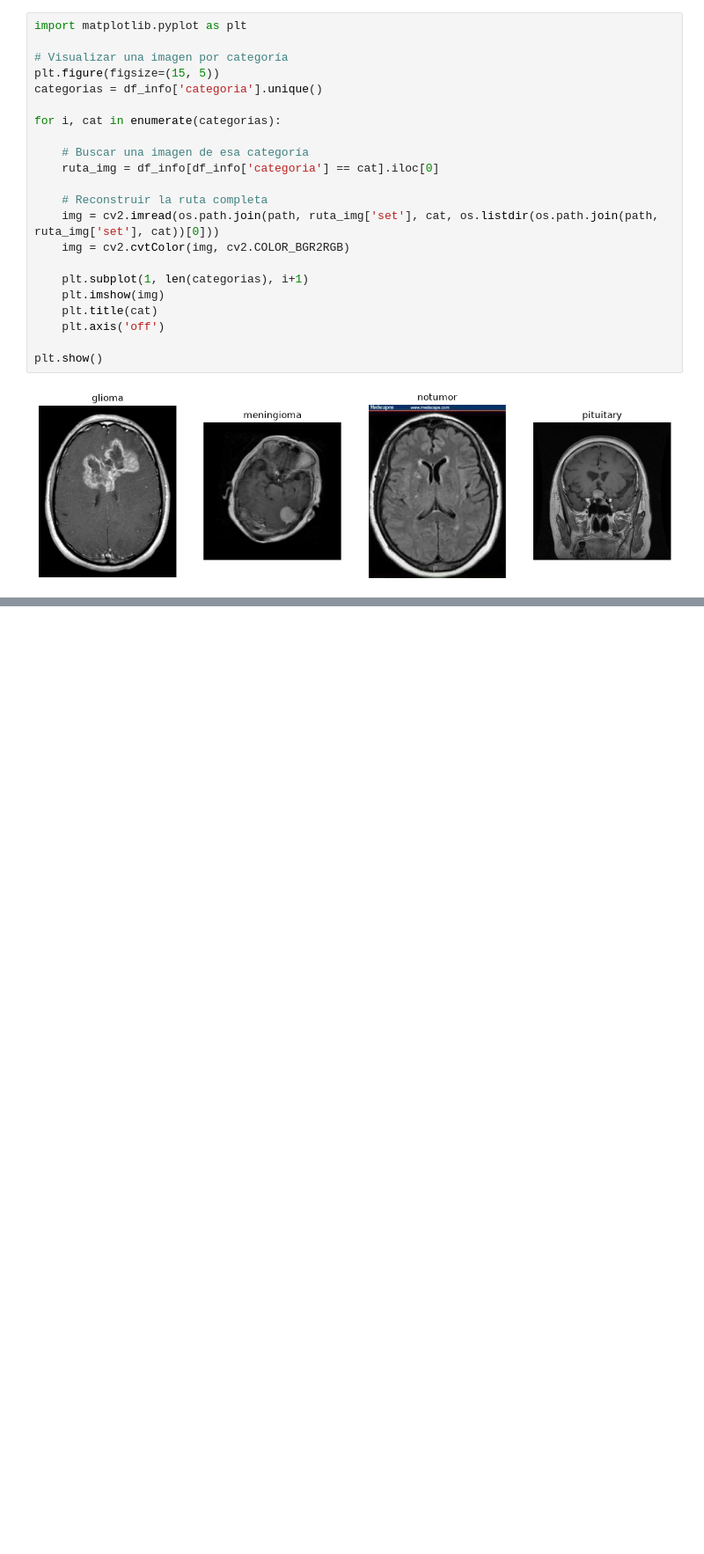
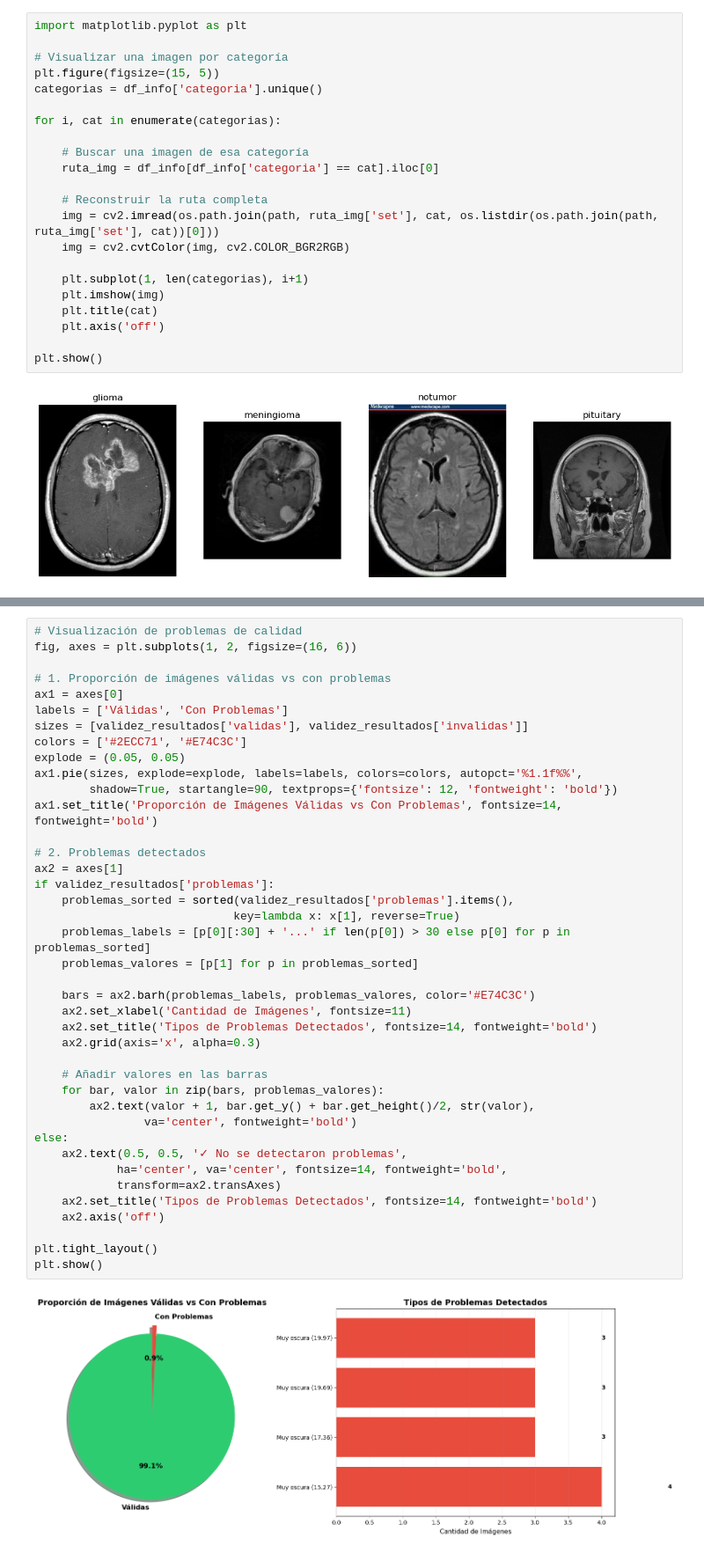
Before and after one commit to Alelop-Itu/TUMORES-CEREBRALES, a Jupyter notebook: Tumores cerebrales.ipynb, the cells around one changed output, grey strips where cells are left out. Shown at 88% size. Saved outputs shown, nothing was run; the diff lists cells and outputs as text; blank space fills up the shorter version.

```diff
--- a/Tumores cerebrales.ipynb
+++ b/Tumores cerebrales.ipynb
@@ -175,0 +683,42 @@ plt.show()
+# %%
+# Visualización de problemas de calidad
+fig, axes = plt.subplots(1, 2, figsize=(16, 6))
+
+# 1. Proporción de imágenes válidas vs con problemas
+ax1 = axes[0]
+labels = ['Válidas', 'Con Problemas']
+sizes = [validez_resultados['validas'], validez_resultados['invalidas']]
+colors = ['#2ECC71', '#E74C3C']
+explode = (0.05, 0.05)
+ax1.pie(sizes, explode=explode, labels=labels, colors=colors, autopct='%1.1f%%',
+        shadow=True, startangle=90, textprops={'fontsize': 12, 'fontweight': 'bold'})
+ax1.set_title('Proporción de Imágenes Válidas vs Con Problemas', fontsize=14, fontweight='bold')
+
+# 2. Problemas detectados
+ax2 = axes[1]
+if validez_resultados['problemas']:
+    problemas_sorted = sorted(validez_resultados['problemas'].items(),
+                             key=lambda x: x[1], reverse=True)
+    problemas_labels = [p[0][:30] + '...' if len(p[0]) > 30 else p[0] for p in problemas_sorted]
+    problemas_valores = [p[1] for p in problemas_sorted]
+
+    bars = ax2.barh(problemas_labels, problemas_valores, color='#E74C3C')
+    ax2.set_xlabel('Cantidad de Imágenes', fontsize=11)
+    ax2.set_title('Tipos de Problemas Detectados', fontsize=14, fontweight='bold')
+    ax2.grid(axis='x', alpha=0.3)
+
+    # Añadir valores en las barras
+    for bar, valor in zip(bars, problemas_valores):
+        ax2.text(valor + 1, bar.get_y() + bar.get_height()/2, str(valor),
+                va='center', fontweight='bold')
+else:
+    ax2.text(0.5, 0.5, '✓ No se detectaron problemas',
+            ha='center', va='center', fontsize=14, fontweight='bold',
+            transform=ax2.transAxes)
+    ax2.set_title('Tipos de Problemas Detectados', fontsize=14, fontweight='bold')
+    ax2.axis('off')
+
+plt.tight_layout()
+plt.show()
+# %% [output]
+[figure, added]
```
Also changed, not shown: parts of 19 cells of this notebook.
